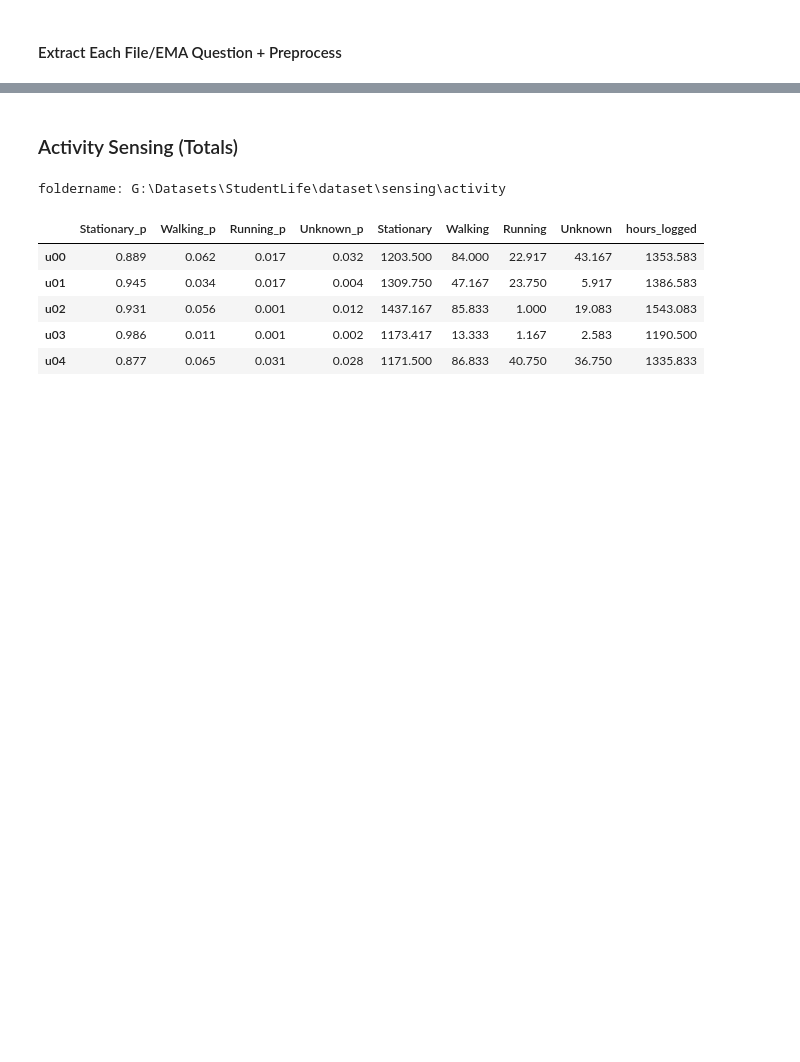
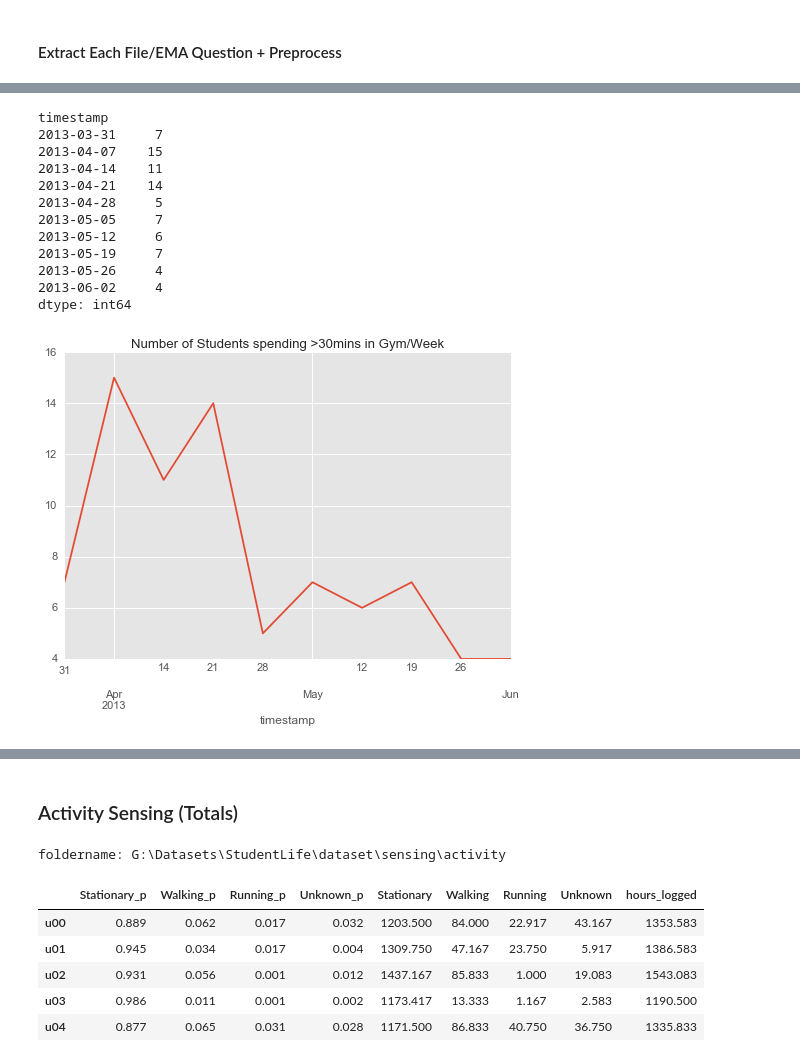
Before and after one commit to darkruby501/Omada-Project, a Jupyter notebook: Student Exercise Regression.ipynb, the cells around one changed output, grey strips where cells are left out. Drawn from its saved outputs; the diff is of its cells as text; code cells hidden in the pictures; blank space fills up the shorter version.

```diff
--- a/Student Exercise Regression.ipynb
+++ b/Student Exercise Regression.ipynb
@@ -156,0 +249,19 @@ EMA_DFs = [Social_df,Stress_df,Sleep_df,Exercise_df,Mood_df,Mood1_df,Mood2_df]
+# %%
+A = (((GPS_df.groupby('id').resample('W',how='sum')['gym'].unstack(level=1))/6)>0.5).sum()
+A.plot()
+plt.title('Number of Students spending >30mins in Gym/Week')
+A
+# %% [output]
+timestamp
+2013-03-31     7
+2013-04-07    15
+2013-04-14    11
+2013-04-21    14
+2013-04-28     5
+2013-05-05     7
+2013-05-12     6
+2013-05-19     7
+2013-05-26     4
+2013-06-02     4
+dtype: int64
+[figure, added]
```
Also changed, not shown: parts of 185 cells of this notebook, 1 other file.
